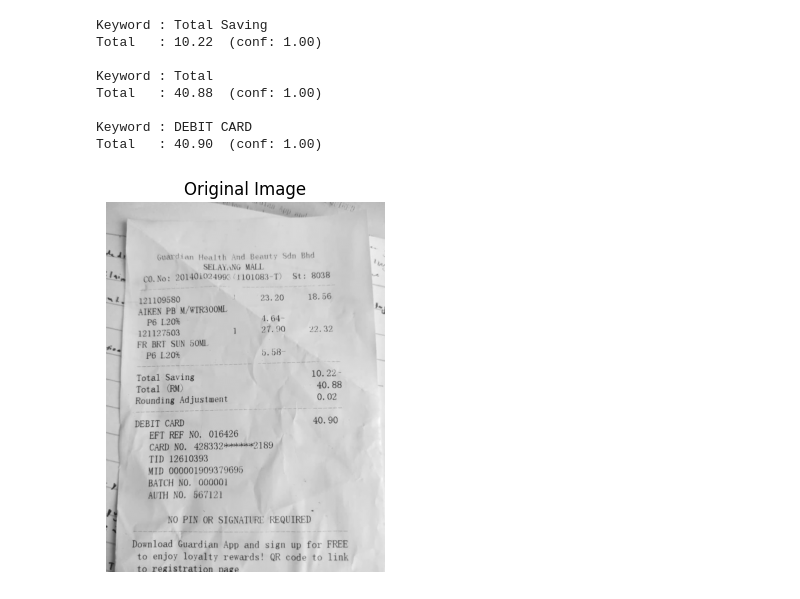
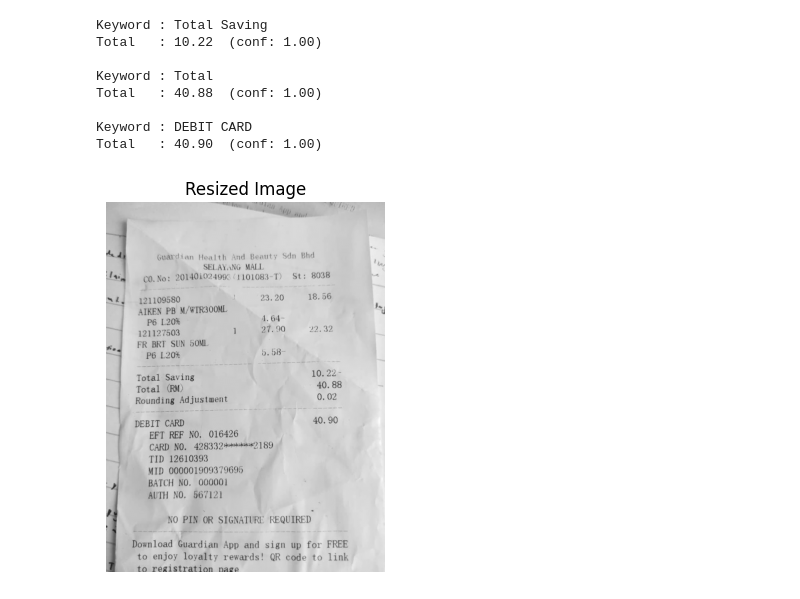
Before and after one commit to rabiatul1602/receipt-ocr, a Jupyter notebook: easyocr_test.ipynb, the cells around one changed output. Drawn from its saved outputs; the diff is of its cells as text; code cells hidden in the pictures.

```diff
--- a/easyocr_test.ipynb
+++ b/easyocr_test.ipynb
@@ -335,9 +335,9 @@ Total   : 40.90  (conf: 1.00)
 # %%
 import matplotlib.pyplot as plt
 
 plt.imshow(img, cmap="gray")
-plt.title("Original Image")
+plt.title("Resized Image")
 plt.axis("off")
 plt.show()
 # %% [output]
-[figure, old version]
+[figure, new version]
```
